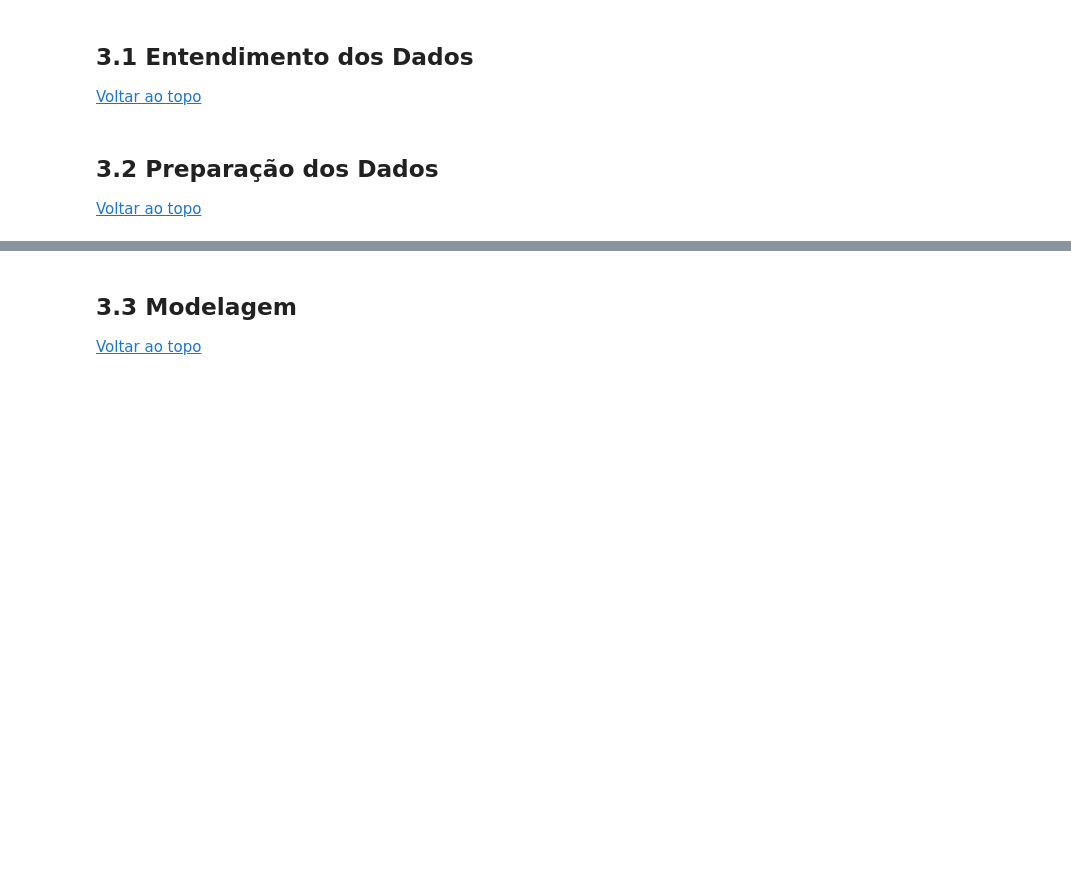
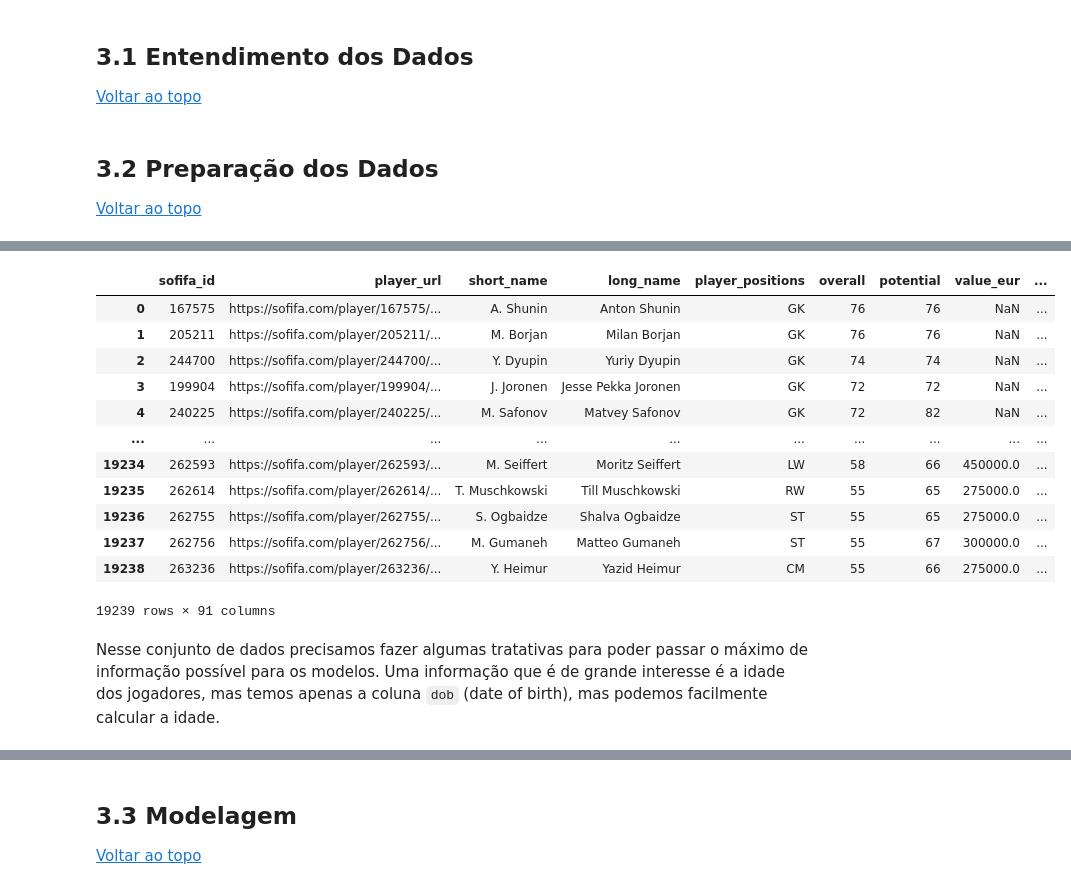
Before and after one commit to olucaslopes/fifa22-players-analysis, a Jupyter notebook: Relatorio.ipynb, the cells around one changed output, grey strips where cells are left out. Saved outputs shown, nothing was run; the diff lists cells and outputs as text; code cells hidden in the pictures; blank space fills up the shorter version.

```diff
--- a/Relatorio.ipynb
+++ b/Relatorio.ipynb
@@ -150,0 +133,21 @@ features = filtered_df[features]._get_numeric_data()
+# %%
+import pandas as pd
+data = pd.read_csv("./preprocessing/data/raw_data.tsv", sep="\t", low_memory=False)
+data
+# %% [output]
+|  | sofifa_id | player_url | short_name | long_name | player_positions | overall | potential | value_eur | ... |
+| 0 | 167575 | https://sofifa.com/player/167575/... | A. Shunin | Anton Shunin | GK | 76 | 76 | NaN | ... |
+| 1 | 205211 | https://sofifa.com/player/205211/... | M. Borjan | Milan Borjan | GK | 76 | 76 | NaN | ... |
+| 2 | 244700 | https://sofifa.com/player/244700/... | Y. Dyupin | Yuriy Dyupin | GK | 74 | 74 | NaN | ... |
+| 3 | 199904 | https://sofifa.com/player/199904/... | J. Joronen | Jesse Pekka Joronen | GK | 72 | 72 | NaN | ... |
+| 4 | 240225 | https://sofifa.com/player/240225/... | M. Safonov | Matvey Safonov | GK | 72 | 82 | NaN | ... |
+| ... | ... | ... | ... | ... | ... | ... | ... | ... | ... |
+| 19234 | 262593 | https://sofifa.com/player/262593/... | M. Seiffert | Moritz Seiffert | LW | 58 | 66 | 450000.0 | ... |
+| 19235 | 262614 | https://sofifa.com/player/262614/... | T. Muschkowski | Till Muschkowski | RW | 55 | 65 | 275000.0 | ... |
+| 19236 | 262755 | https://sofifa.com/player/262755/... | S. Ogbaidze | Shalva Ogbaidze | ST | 55 | 65 | 275000.0 | ... |
+| 19237 | 262756 | https://sofifa.com/player/262756/... | M. Gumaneh | Matteo Gumaneh | ST | 55 | 67 | 300000.0 | ... |
+| 19238 | 263236 | https://sofifa.com/player/263236/... | Y. Heimur | Yazid Heimur | CM | 55 | 66 | 275000.0 | ... |
+19239 rows × 91 columns
+# %% [markdown]
+Nesse conjunto de dados precisamos fazer algumas tratativas para poder passar o máximo de informação possível para os modelos.
+Uma informação que é de grande interesse é a idade dos jogadores, mas temos apenas a coluna `dob` (date of birth), mas podemos facilmente calcular a idade.
```
Also changed, not shown: parts of 27 cells of this notebook.
